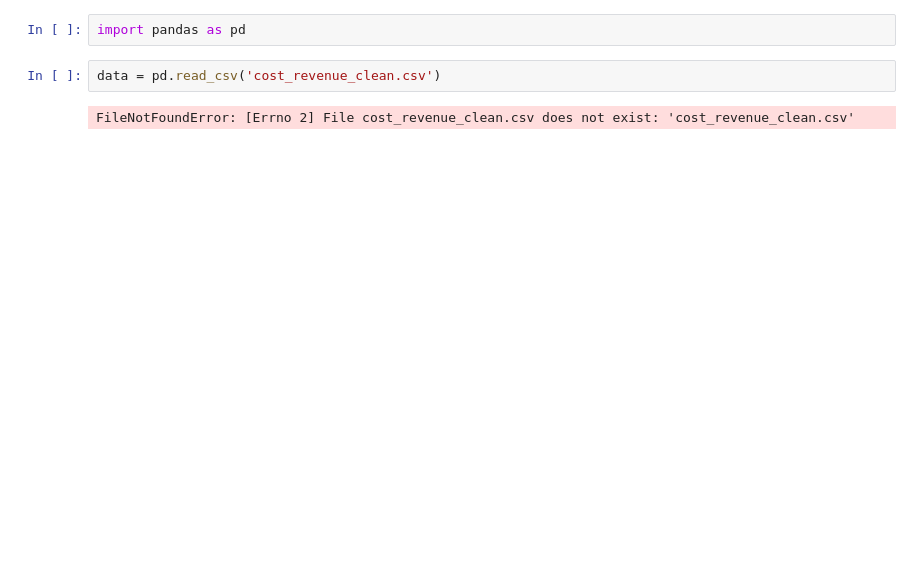
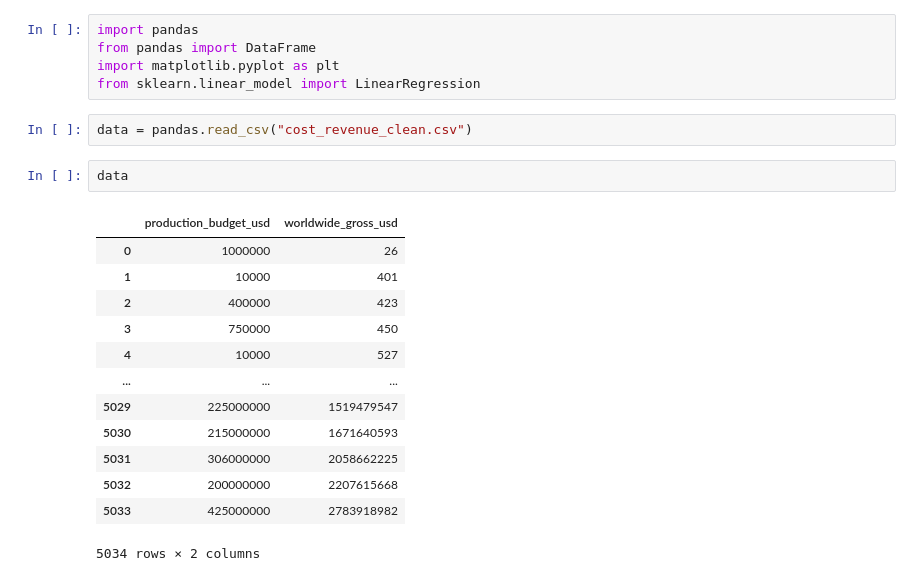
Before and after one commit to akasharya1304/ML-and-Data-Science, a Jupyter notebook: Linear Regression.ipynb, the cells around one changed output. Drawn from its saved outputs; the diff is of its cells as text; blank space fills up the shorter version.

```diff
--- a/Linear Regression.ipynb
+++ b/Linear Regression.ipynb
@@ -1,6 +1,23 @@
-# %%
-import pandas as pd
+# %%
+import pandas
+from pandas import DataFrame
+import matplotlib.pyplot as plt
+from sklearn.linear_model import LinearRegression
 # %%
-data = pd.read_csv('cost_revenue_clean.csv')
+data = pandas.read_csv("cost_revenue_clean.csv")
-# %% [output]
-FileNotFoundError: [Errno 2] File cost_revenue_clean.csv does not exist: 'cost_revenue_clean.csv'
+# %%
+data
+# %% [output]
+|  | production_budget_usd | worldwide_gross_usd |
+| 0 | 1000000 | 26 |
+| 1 | 10000 | 401 |
+| 2 | 400000 | 423 |
+| 3 | 750000 | 450 |
+| 4 | 10000 | 527 |
+| ... | ... | ... |
+| 5029 | 225000000 | 1519479547 |
+| 5030 | 215000000 | 1671640593 |
+| 5031 | 306000000 | 2058662225 |
+| 5032 | 200000000 | 2207615668 |
+| 5033 | 425000000 | 2783918982 |
+5034 rows × 2 columns
```
Also changed, not shown: parts of 15 cells of this notebook.
